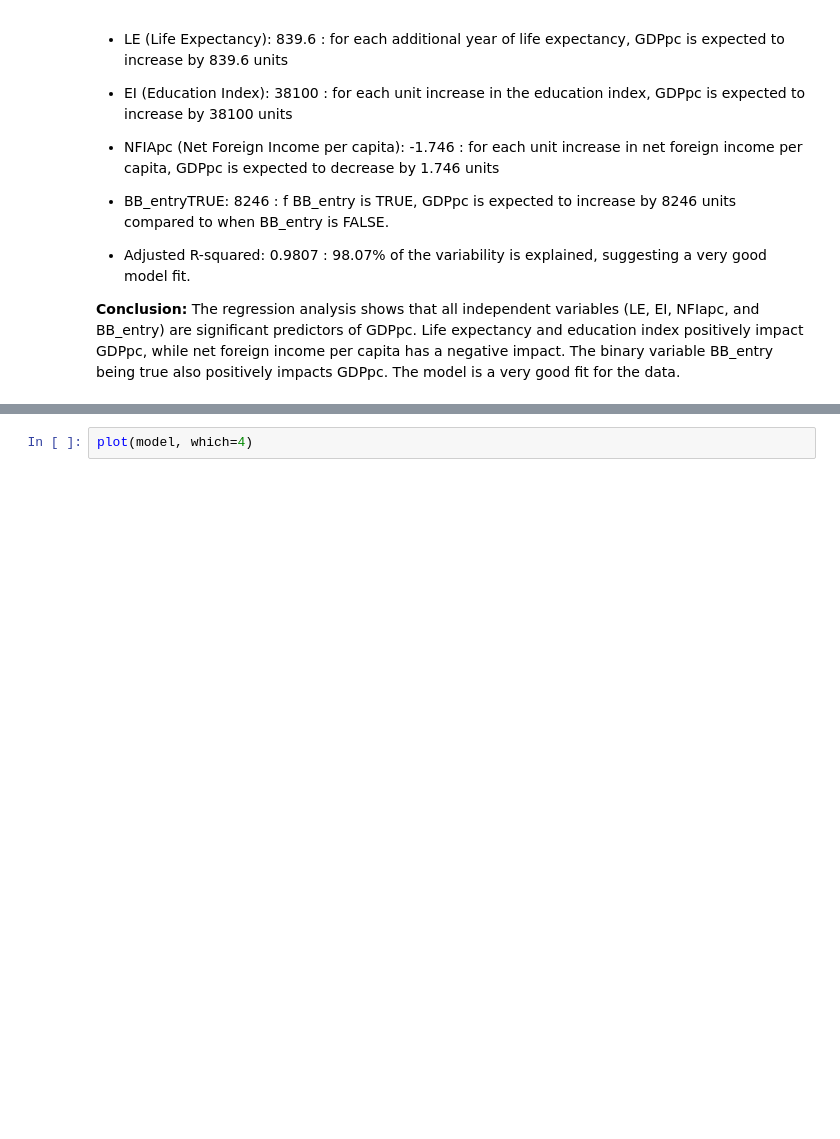
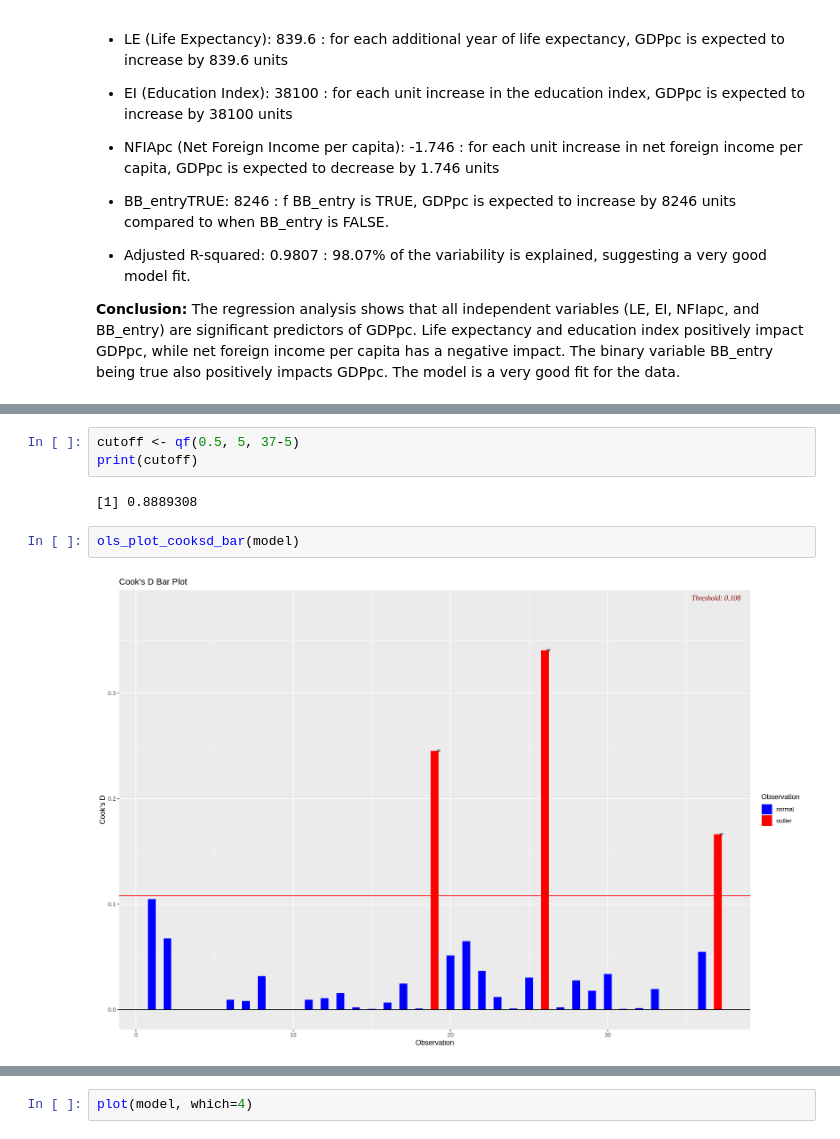
Before and after one commit to nickobard/eurostat-datasets-analysis, a Jupyter notebook: sem-3/semestral-work.ipynb, the cells around one changed output, grey strips where cells are left out. Drawn from its saved outputs; the diff is of its cells as text; blank space fills up the shorter version.

```diff
--- a/sem-3/semestral-work.ipynb
+++ b/sem-3/semestral-work.ipynb
@@ -420,0 +464,9 @@ Now, let's see how the model with all the regressors affects the target variable
+# %%
+cutoff <- qf(0.5, 5, 37-5)
+print(cutoff)
+# %% [output]
+[1] 0.8889308
+# %%
+ols_plot_cooksd_bar(model)
+# %% [output]
+[figure, added]
```
Also changed, not shown: parts of 12 cells of this notebook.
